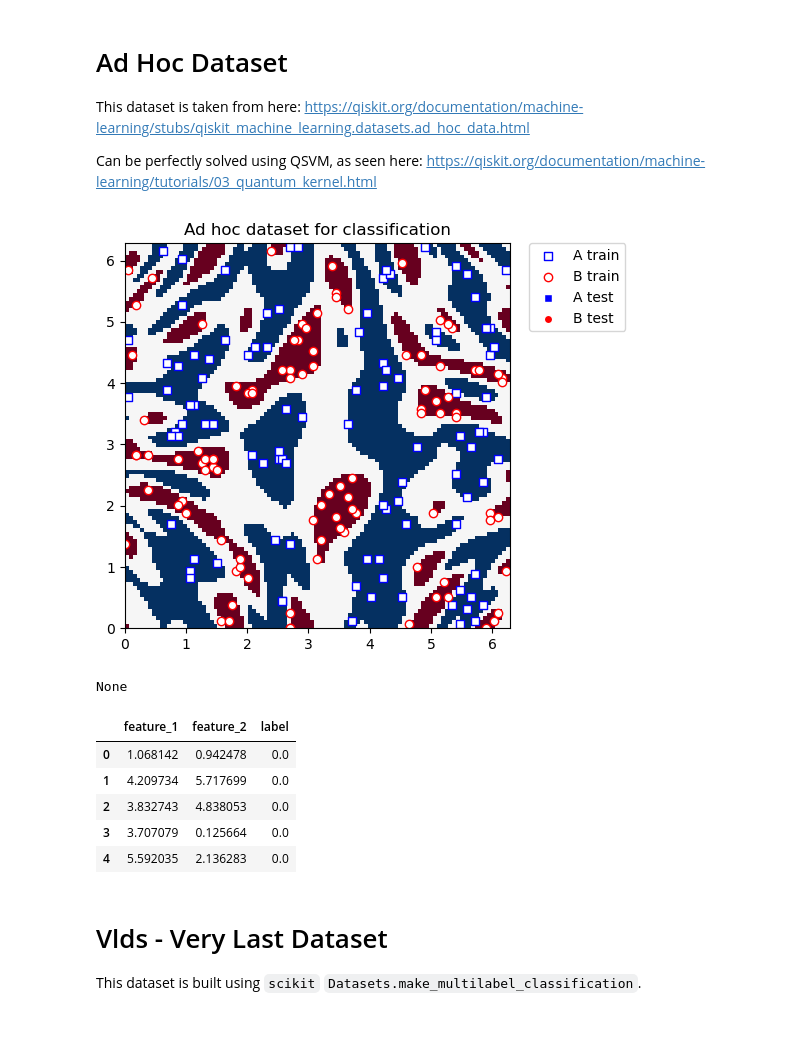
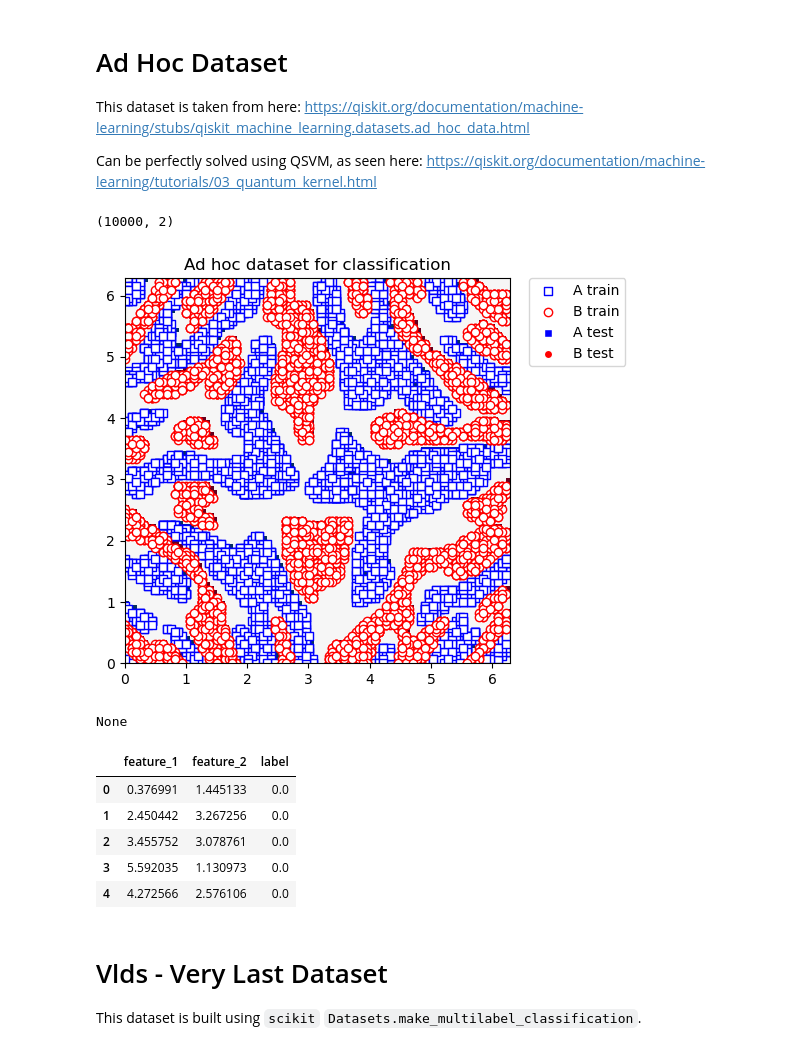
Before and after one commit to lukasbischof/qi-project, a Jupyter notebook: datasets.ipynb, the cells around one changed output. Cells and saved outputs as stored; diff of their text form; code cells hidden in the pictures.

```diff
--- a/datasets.ipynb
+++ b/datasets.ipynb
@@ -61,7 +61,7 @@ from qiskit_machine_learning.datasets import ad_hoc_data
 
 adhoc_dimension = 2  #number of qubits (dimension of the feature space, must be 2 or 3!, read the links)
 train_features, train_labels, test_features, test_labels, adhoc_total = ad_hoc_data(
-    training_size=100,
+    training_size=5_000,
     test_size=0,
     n=adhoc_dimension,
     gap=0.3,
@@ -96,41 +96,42 @@ plt.scatter(
     facecolors="w",
     edgecolors="r",
     label="B train",
 )
 plt.scatter(
     test_features[np.where(test_labels[:] == 0), 0],
     test_features[np.where(test_labels[:] == 0), 1],
     marker="s",
     facecolors="b",
     edgecolors="w",
     label="A test",
 )
 plt.scatter(
     test_features[np.where(test_labels[:] == 1), 0],
     test_features[np.where(test_labels[:] == 1), 1],
     marker="o",
     facecolors="r",
     edgecolors="w",
     label="B test",
 )
 
 plt.legend(bbox_to_anchor=(1.05, 1), loc="upper left", borderaxespad=0.0)
 plt.title("Ad hoc dataset for classification")
 display(plt.show())
 
 df = pd.DataFrame(data=np.concatenate((train_features, np.array([train_labels]).T), axis=1),
                   columns=['feature_1', 'feature_2', 'label'])
 display(df.head())
 df.to_csv(datasets_path + '/adhoc.csv')
 # %% [output]
+(10000, 2)
-[figure, old version]
+[figure, new version]
-None
+None
 |  | feature_1 | feature_2 | label |
-| 0 | 1.068142 | 0.942478 | 0.0 |
-| 1 | 4.209734 | 5.717699 | 0.0 |
-| 2 | 3.832743 | 4.838053 | 0.0 |
-| 3 | 3.707079 | 0.125664 | 0.0 |
-| 4 | 5.592035 | 2.136283 | 0.0 |
+| 0 | 0.376991 | 1.445133 | 0.0 |
+| 1 | 2.450442 | 3.267256 | 0.0 |
+| 2 | 3.455752 | 3.078761 | 0.0 |
+| 3 | 5.592035 | 1.130973 | 0.0 |
+| 4 | 4.272566 | 2.576106 | 0.0 |
 # %% [markdown]
 # Vlds - Very Last Dataset
 
```
Also changed, not shown: parts of 2 cells of this notebook, 3 other files.
